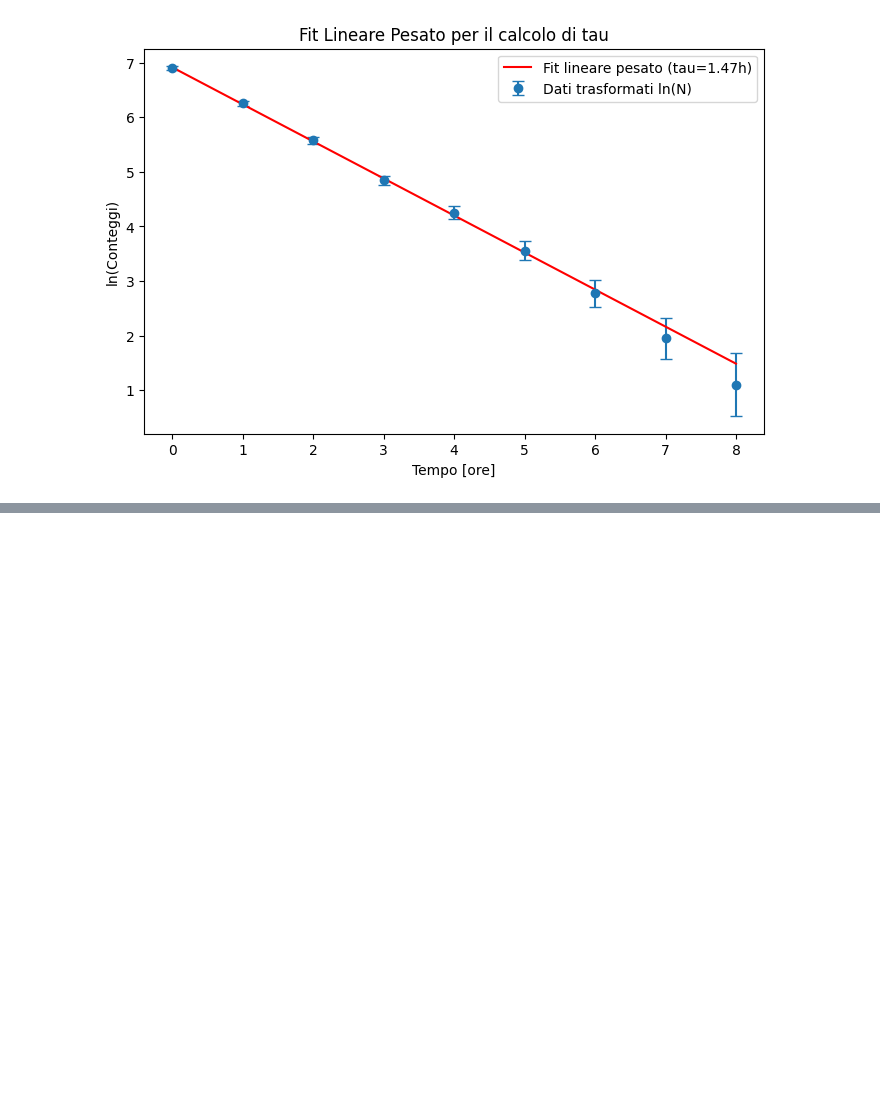
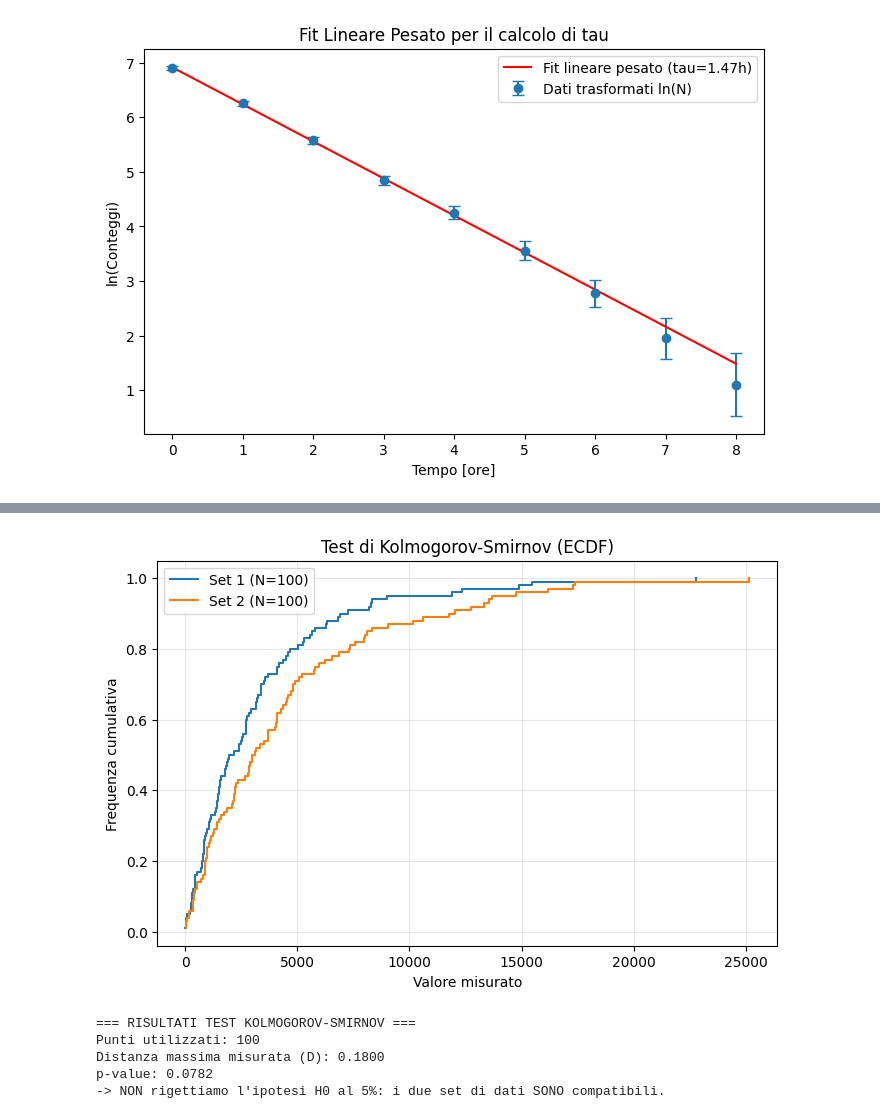
Before and after one commit to Its-mics/Statistica, a Jupyter notebook: laboratorio/Esercitazioni/File_Esercitazioni.ipynb, the cells around one changed output, grey strips where cells are left out. Drawn from its saved outputs; the diff is of its cells as text; code cells hidden in the pictures; blank space fills up the shorter version.

```diff
--- a/laboratorio/Esercitazioni/File_Esercitazioni.ipynb
+++ b/laboratorio/Esercitazioni/File_Esercitazioni.ipynb
@@ -1072,0 +1274,52 @@ Tempo di attesa medio (tau) = 1.4730 +/- 0.0354 ore
+# %%
+# Test di Kolmogorov-Smirnov
+
+# CARICAMENTO DATI
+file_1 = "dati/gruppo1.txt"
+file_2 = "dati/gruppo3.txt"
+
+
+dati_A_completi = np.loadtxt(file_1)
+dati_B_completi = np.loadtxt(file_2)
+
+# Scelta del numero di punti
+N_punti = 100
+dati_A = dati_A_completi[:N_punti]
+dati_B = dati_B_completi[:N_punti]
+
+# Costruzione Distribuzione di Frequenze Cumulative (ECDF)
+x_sorted = np.sort(dati_A)
+y_sorted = np.sort(dati_B)
+
+cdf_x = np.arange(1, len(x_sorted) + 1) / len(x_sorted)
+cdf_y = np.arange(1, len(y_sorted) + 1) / len(y_sorted)
+
+plt.figure(figsize=(8, 5))
+plt.step(x_sorted, cdf_x, label=f'Set 1 (N={N_punti})', where='post')
+plt.step(y_sorted, cdf_y, label=f'Set 2 (N={N_punti})', where='post')
+plt.xlabel('Valore misurato')
+plt.ylabel('Frequenza cumulativa')
+plt.title('Test di Kolmogorov-Smirnov (ECDF)')
+plt.legend()
+plt.grid(True, alpha=0.3)
+plt.show()
+
+# Test KS usando ks_2samp
+D, p_value_KS = ks_2samp(dati_A, dati_B)
+
+print("=== RISULTATI TEST KOLMOGOROV-SMIRNOV ===")
+print(f"Punti utilizzati: {N_punti}")
+print(f"Distanza massima misurata (D): {D:.4f}")
+print(f"p-value: {p_value_KS:.4f}")
+
+if p_value_KS < 0.05:
+    print("-> RIGETTIAMO l'ipotesi H0 al 5%: i due set di dati NON sono compatibili.")
+else:
+    print("-> NON rigettiamo l'ipotesi H0 al 5%: i due set di dati SONO compatibili.")
+# %% [output]
+[figure, added]
+=== RISULTATI TEST KOLMOGOROV-SMIRNOV ===
+Punti utilizzati: 100
+Distanza massima misurata (D): 0.1800
+p-value: 0.0782
+-> NON rigettiamo l'ipotesi H0 al 5%: i due set di dati SONO compatibili.
```
Also changed, not shown: parts of 4 cells of this notebook.
